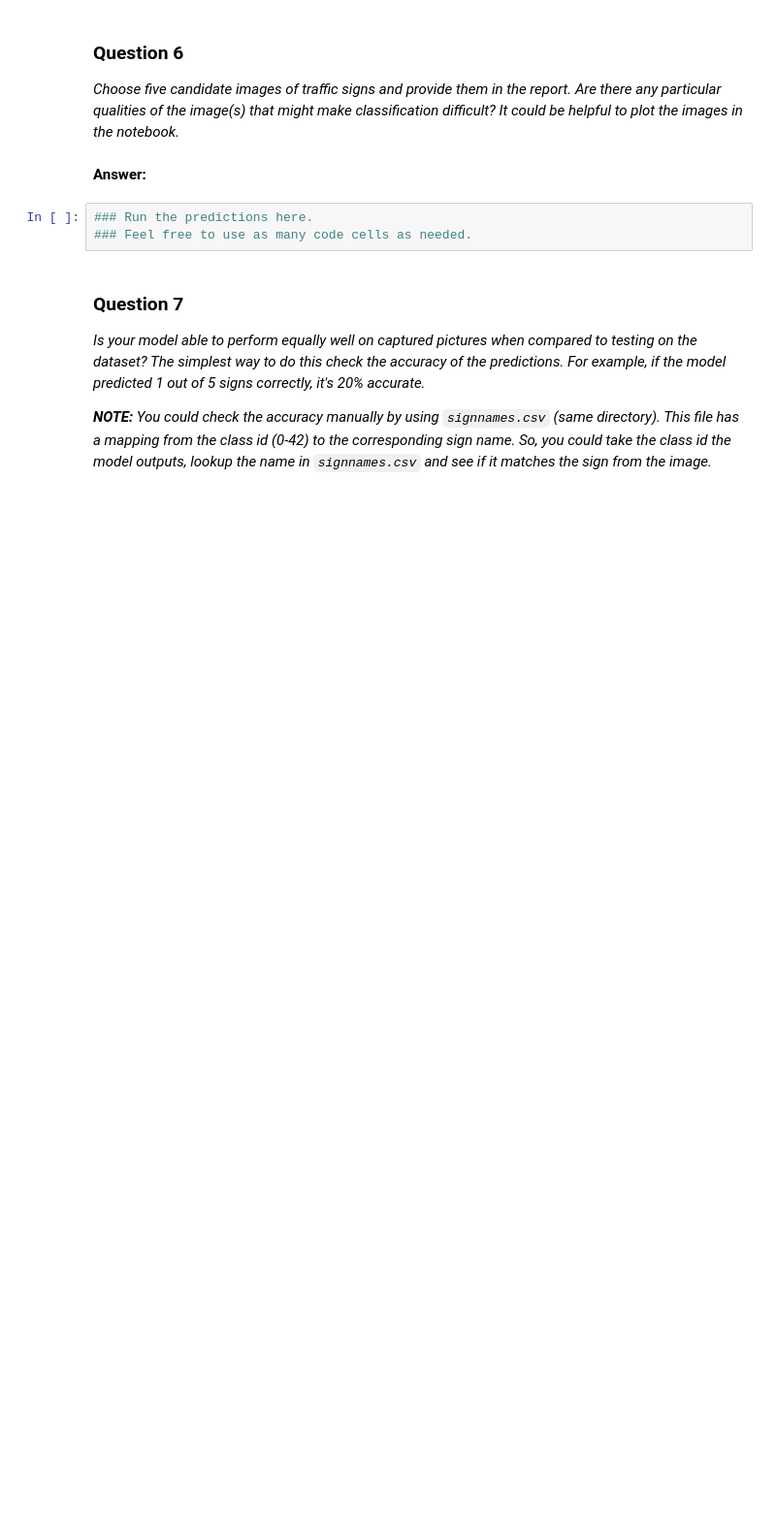
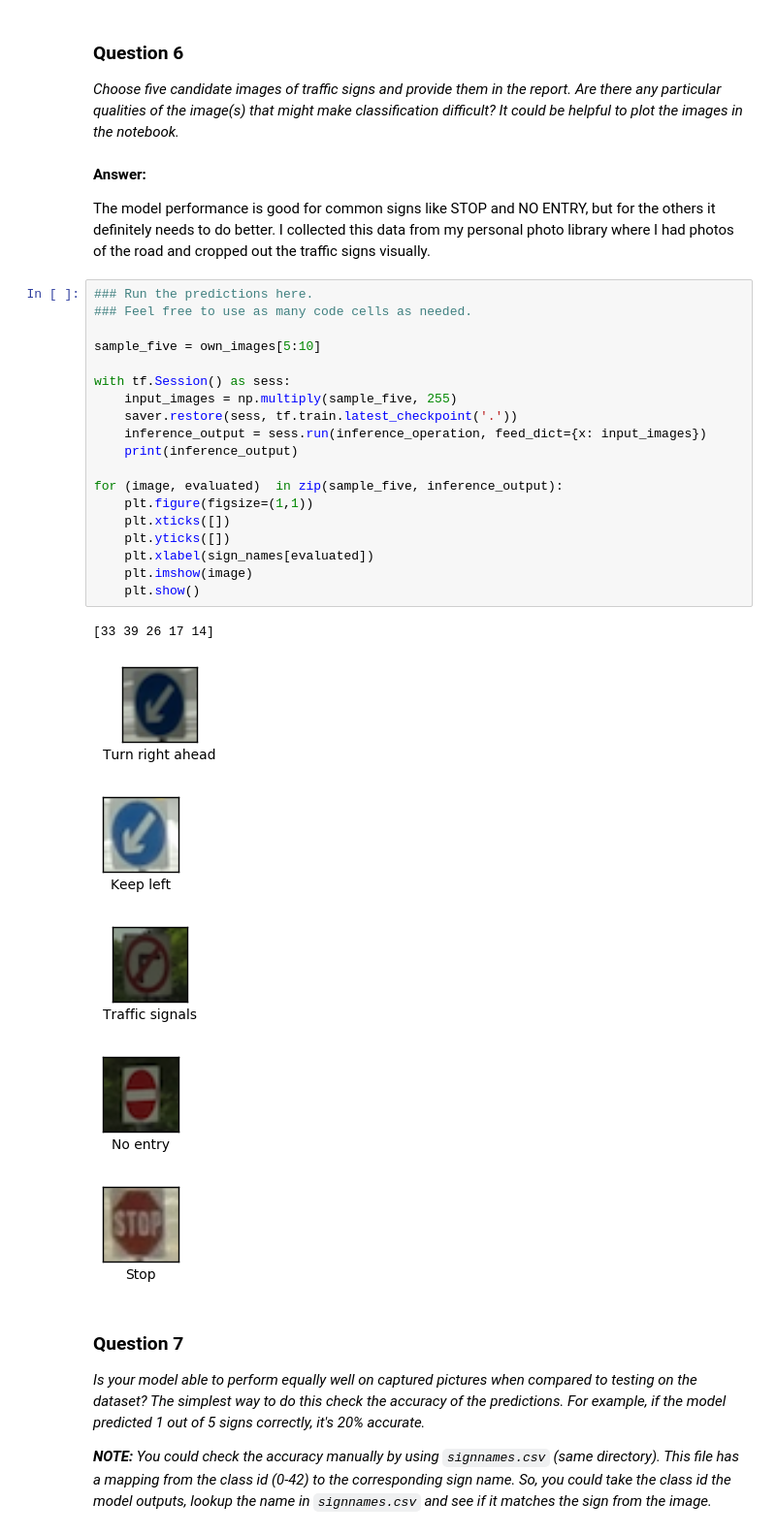
Before and after one commit to 361793842/CarND-Traffic-Sign-Classifier-Project, a Jupyter notebook: Traffic_Sign_Classifier.ipynb, the cells around one changed output. Shown at 97% size. Drawn from its saved outputs; the diff is of its cells as text; blank space fills up the shorter version.

```diff
--- a/Traffic_Sign_Classifier.ipynb
+++ b/Traffic_Sign_Classifier.ipynb
@@ -407,11 +451,36 @@ Use the code cell (or multiple code cells, if necessary) to implement the first
 ### Question 6
 
 _Choose five candidate images of traffic signs and provide them in the report. Are there any particular qualities of the image(s) that might make classification difficult? It could be helpful to plot the images in the notebook._
-# %% [markdown]
-**Answer:**
-# %%
-### Run the predictions here.
-### Feel free to use as many code cells as needed.
+# %% [markdown]
+**Answer:**
+
+The model performance is good for common signs like STOP and NO ENTRY, but for the others it definitely needs to do better. I collected this data from my personal photo library where I had photos of the road and cropped out the traffic signs visually.
+# %%
+### Run the predictions here.
+### Feel free to use as many code cells as needed.
+
+sample_five = own_images[5:10]
+
+with tf.Session() as sess:
+    input_images = np.multiply(sample_five, 255)
+    saver.restore(sess, tf.train.latest_checkpoint('.'))
+    inference_output = sess.run(inference_operation, feed_dict={x: input_images})
+    print(inference_output)
+
+for (image, evaluated)  in zip(sample_five, inference_output):
+    plt.figure(figsize=(1,1))
+    plt.xticks([])
+    plt.yticks([])
+    plt.xlabel(sign_names[evaluated])
+    plt.imshow(image)
+    plt.show()
+# %% [output]
+[33 39 26 17 14]
+[figure, added]
+[figure, added]
+[figure, added]
+[figure, added]
+[figure, added]
 # %% [markdown]
 ### Question 7
 
```
Also changed, not shown: parts of 21 cells of this notebook, 1 other file.
